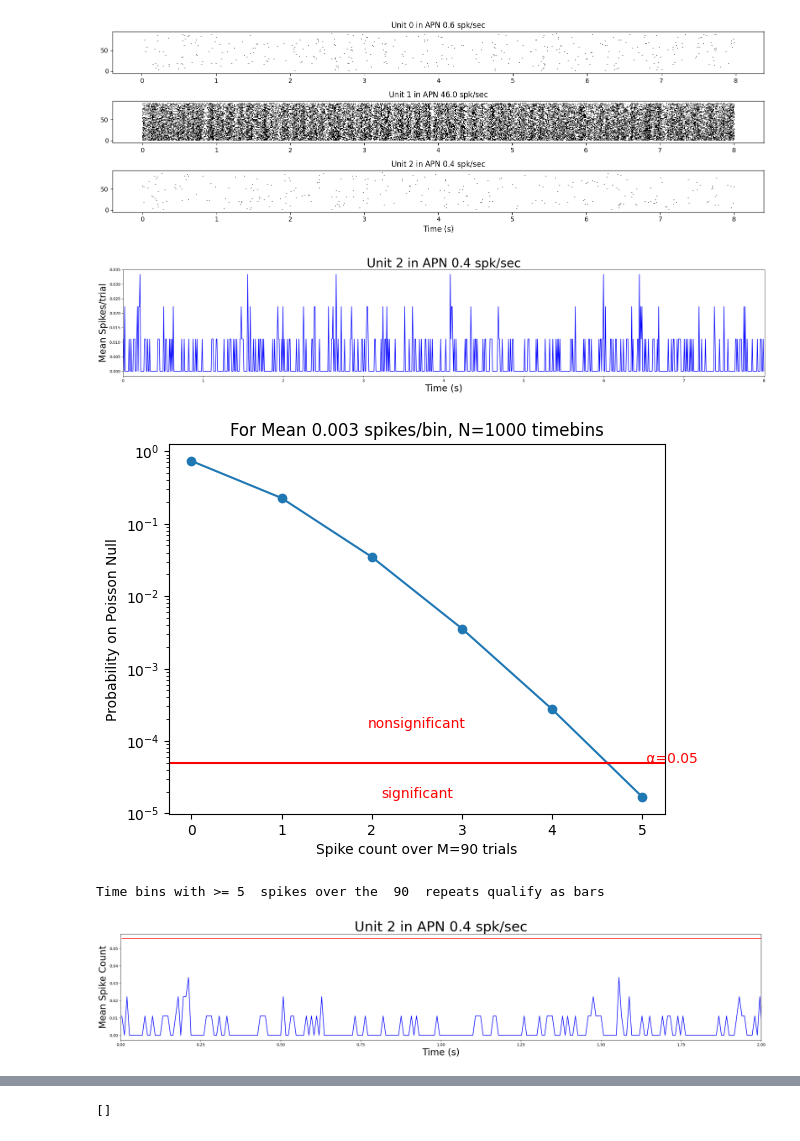
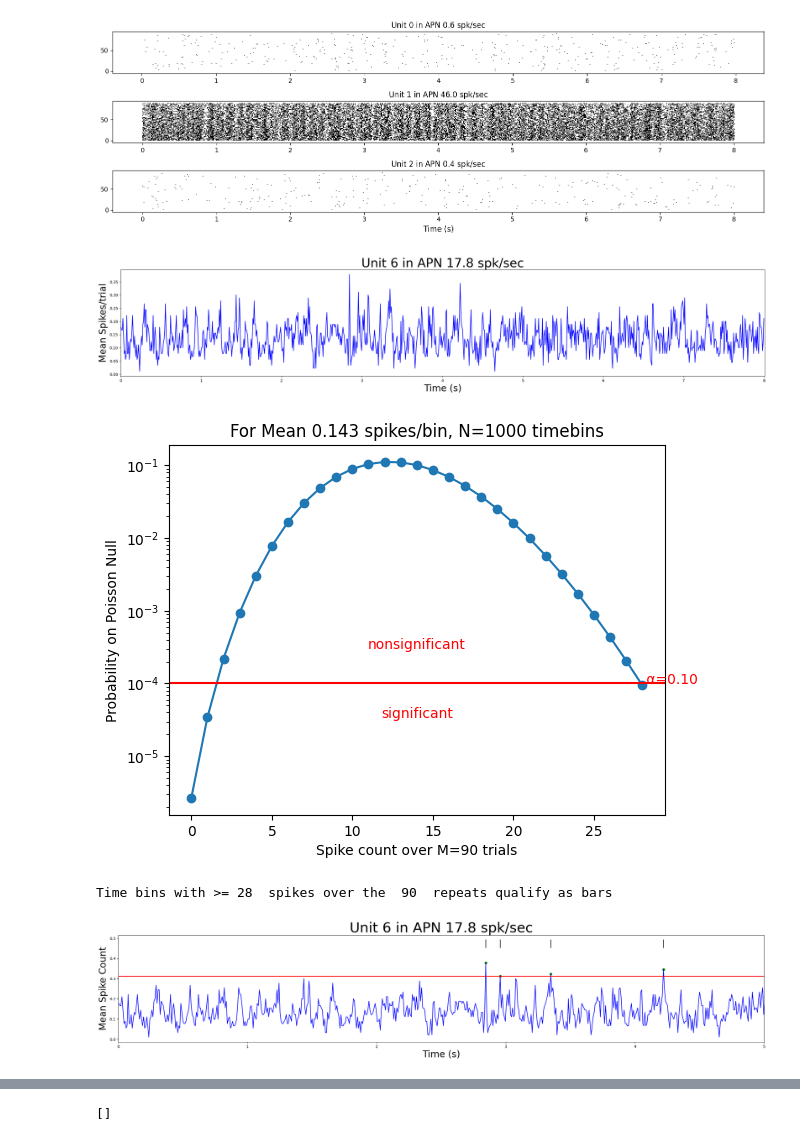
Before and after one commit to bquiala/Neural-Signals-Systems, a Jupyter notebook: Project_Setup.ipynb, the cells around one changed output, grey strips where cells are left out. Cells and saved outputs as stored; diff of their text form; code cells hidden in the pictures.

Commit message:
Added PCA and adjusted alpha

```diff
--- a/Project_Setup.ipynb
+++ b/Project_Setup.ipynb
@@ -537,21 +570,21 @@ def compute_psth(spike_trains, total_duration, bin_duration):
     return psth
 # %%
 # Plot the psth of one of the example neurons
-example=2  # first example neuron
+example=6  # first example neuron
 bin_duration = 0.008 # Time bin to use in seconds
 psth1=compute_psth(rasters[example], trial_duration, bin_duration)
 n_bins = len(psth1)
 bin_midpoints = (np.arange(n_bins) + 0.5) * bin_duration
 fig, ax = plt.subplots(figsize=(30, 5))
 plt.plot(bin_midpoints, psth1, color='blue')
 plt.xlabel('Time (s)',fontsize=24)
 plt.ylabel('Mean Spikes/trial',fontsize=24)
 title = "Unit %d in %s %.1f spk/sec" % (example_indices[example], units_location[example_indices[example]],FR[example])
 plt.title(title,fontsize=32)
 plt.xlim([0,trial_duration])
 plt.show()
 # %% [output]
-[figure, old version]
+[figure, new version]
 # %%
 # getSpikeCountThreshold: helper function to determine the number of spikes in psth bin expected by chance
 def getSpikeCountThreshold(rate, M, N, alpha, doplot=False):
@@ -616,13 +649,13 @@ def getSpikeCountThreshold(rate, M, N, alpha, doplot=False):
     return highThresh, lowThresh
 # %%
 # Compute the threshold criterion for a sample neuron (same example selected above)
-alpha=0.05 # a significance criterion
+alpha=0.1 # a significance criterion
 rate=FR[example]*bin_duration # rate in spikes per time bin
 highThresh, lowThresh = getSpikeCountThreshold(rate, nRepeats, n_bins, alpha, True)
 print('Time bins with >=',highThresh,' spikes over the ',nRepeats,' repeats qualify as bars')
 # %% [output]
-[figure, old version]
+[figure, new version]
-Time bins with >= 5  spikes over the  90  repeats qualify as bars
+Time bins with >= 28  spikes over the  90  repeats qualify as bars
 # %%
 # find_bars: helper function to return the bar code of a spike raster
 def find_bars(spike_train, trial_duration, bin_duration,min_spikes):
@@ -700,11 +733,11 @@ def plotPSTHbarcode(psth, bin_midpoints, threshold, bars, xlim =[0, 1],title='PS
 # %%
 # Extract barcode for the example neuron and visualize it
 bars, psth, t= find_bars(rasters[example], trial_duration, bin_duration, highThresh)
-xlim=[0,2] # beginning and ending time to show in plot, in s
+xlim=[0,5] # beginning and ending time to show in plot, in s
 title = "Unit %d in %s %.1f spk/sec" % (example_indices[example], units_location[example_indices[example]],FR[example])
 plotPSTHbarcode(psth, t, highThresh/nRepeats, bars,xlim,title)
 # %% [output]
-[figure, old version]
+[figure, new version]
 # %%
 # Compute the barcodes of all three example units
 barcodes=[]
```
Also changed, not shown: parts of 9 cells of this notebook, 1 other file.
